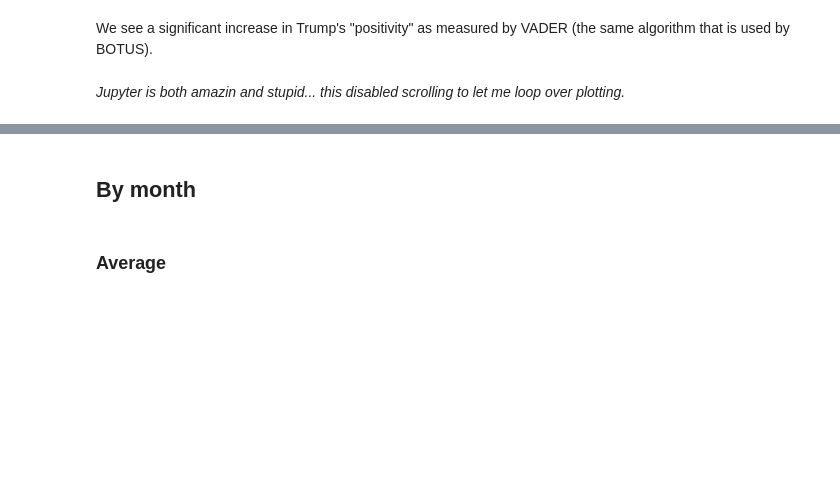
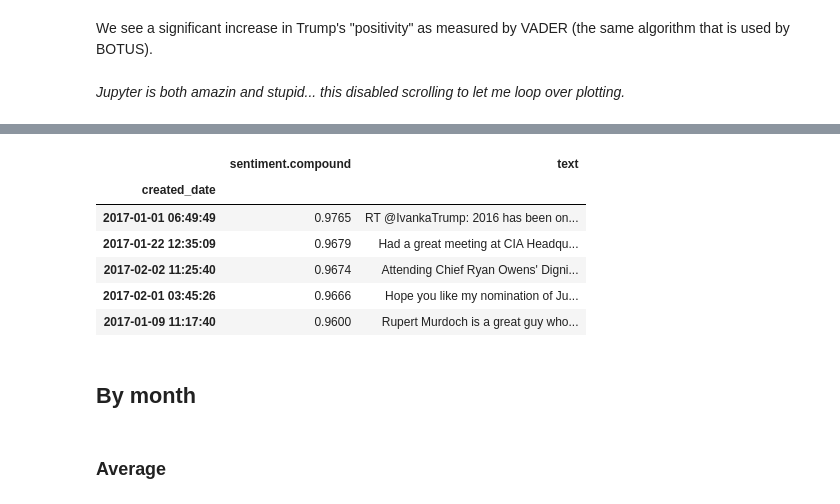
Before and after one commit to nprapps/trump-tweet-analysis, a Jupyter notebook: trump-tweets.ipynb, the cells around one changed output, grey strips where cells are left out. Drawn from its saved outputs; the diff is of its cells as text; code cells hidden in the pictures; blank space fills up the shorter version.

```diff
--- a/trump-tweets.ipynb
+++ b/trump-tweets.ipynb
@@ -230,2 +243,12 @@ IPython.OutputArea.prototype._should_scroll = function(lines) {
+# %%
+tweets.sort(columns='sentiment.compound', ascending=False)[['sentiment.compound', 'text']].head()
+# %% [output]
+|  | sentiment.compound | text |
+| created_date |  |  |
+| 2017-01-01 06:49:49 | 0.9765 | RT @IvankaTrump: 2016 has been on... |
+| 2017-01-22 12:35:09 | 0.9679 | Had a great meeting at CIA Headqu... |
+| 2017-02-02 11:25:40 | 0.9674 | Attending Chief Ryan Owens' Digni... |
+| 2017-02-01 03:45:26 | 0.9666 | Hope you like my nomination of Ju... |
+| 2017-01-09 11:17:40 | 0.9600 | Rupert Murdoch is a great guy who... |
 # %% [markdown]
 ## By month
```
Also changed, not shown: parts of 20 cells of this notebook, 4 other files.
